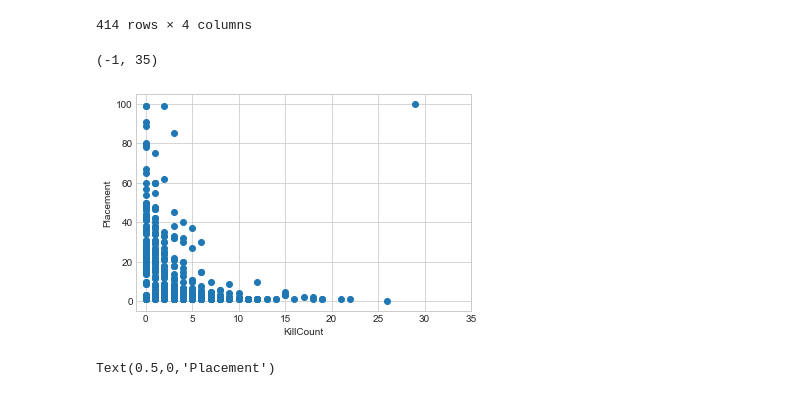
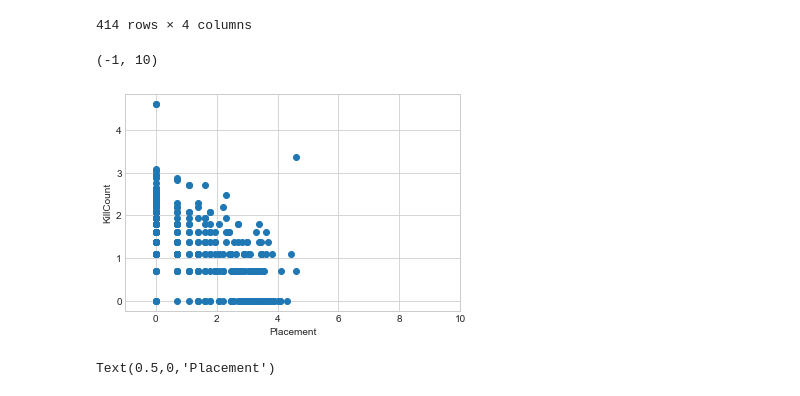
Before and after one commit to Justin1st/Fortnite_Heatmap, a Jupyter notebook: CombinedData Analysis.ipynb, the cells around one changed output. Drawn from its saved outputs; the diff is of its cells as text; code cells hidden in the pictures.

```diff
--- a/CombinedData Analysis.ipynb
+++ b/CombinedData Analysis.ipynb
@@ -53,13 +53,13 @@ df
 # %%
 import seaborn as sns
 
-plt.scatter( df.iloc[:,3],df.iloc[:,2])
-plt.xlabel("KillCount")
-plt.ylabel("Placement")
-plt.xlim(-1,35)
+plt.scatter(np.log(df.iloc[:,2]),np.log(df.iloc[:,3]))
+plt.ylabel("KillCount")
+plt.xlabel("Placement")
+plt.xlim(-1,10)
 # %% [output]
-(-1, 35)
+(-1, 10)
-[figure, old version]
+[figure, new version]
 # %%
 plt.scatter(df["Game_mode"], df["Kills"])
 plt.ylabel("KillCount")
```
Also changed, not shown: parts of 5 cells of this notebook.
